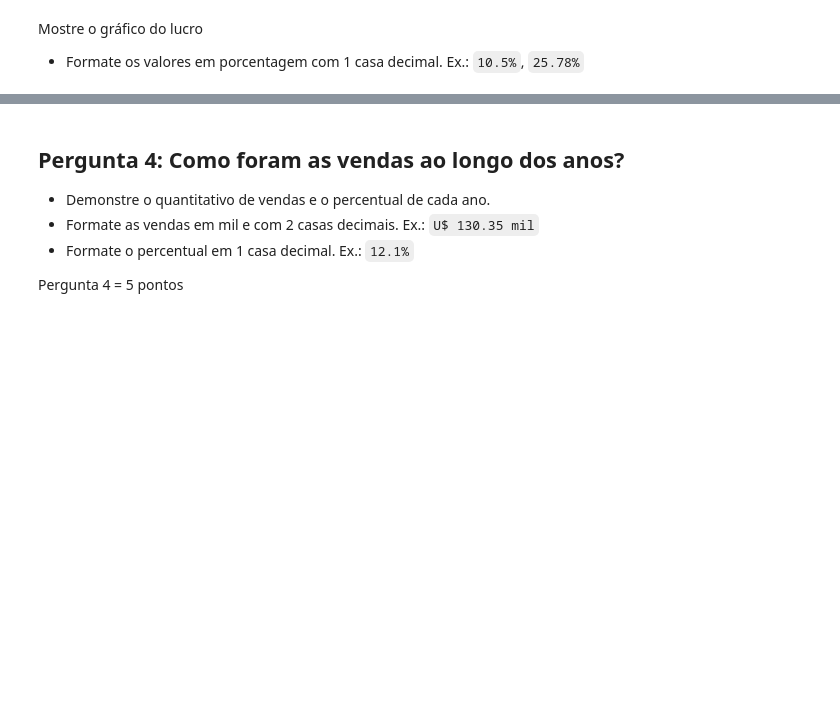
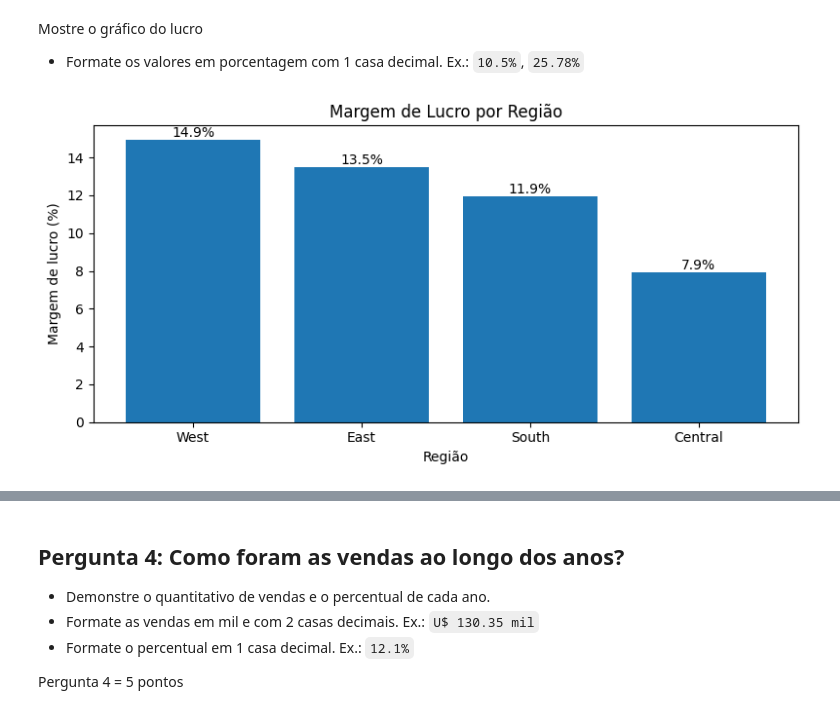
Before and after one commit to Guilherme-Prad/Simulador-de-decisoes, a Jupyter notebook: [Nome_1_e_Nome_2]_Projeto_A3_Matemática_Computacional_P2.ipynb, the cells around one changed output, grey strips where cells are left out. Saved outputs shown, nothing was run; the diff lists cells and outputs as text; code cells hidden in the pictures; blank space fills up the shorter version.

```diff
--- a/[Nome_1_e_Nome_2]_Projeto_A3_Matemática_Computacional_P2.ipynb
+++ b/[Nome_1_e_Nome_2]_Projeto_A3_Matemática_Computacional_P2.ipynb
@@ -289,5 +321,24 @@ Mostre o gráfico da quantidade de vendas
 # %% [markdown]
 Mostre o gráfico do lucro
 - Formate os valores em porcentagem com 1 casa decimal. Ex.: `10.5%`, `25.78%`
+# %%
+fig, ax = plt.subplots(figsize=(8, 4))
+
+dados_margem = dados_regiao.sort_values(
+    by='margem_lucro', ascending=False
+)
+
+bars = ax.bar(dados_margem['regiao'],
+              dados_margem['margem_lucro'])
+
+ax.set_xlabel('Região')
+ax.set_ylabel('Margem de lucro (%)')
+ax.set_title('Margem de Lucro por Região')
+ax.bar_label(bars, fmt=lambda x: f'{x:.1f}%')
+
+plt.tight_layout()
+plt.show()
+# %% [output]
+[figure, added]
 # %%
 # Código aqui para saída ser igual mostrado abaixo
```
Also changed, not shown: parts of 41 cells of this notebook.
